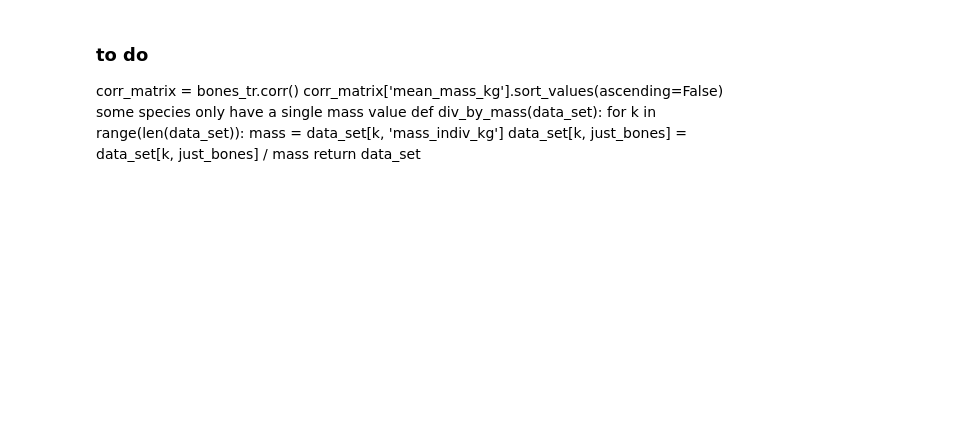
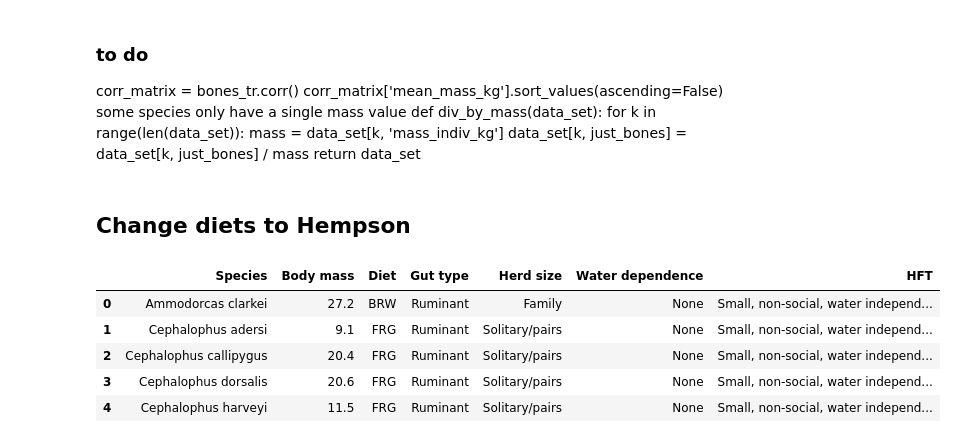
Before and after one commit to TaranRallings/bones_analysis, a Jupyter notebook: bones.ipynb, the cells around one changed output. Saved outputs shown, nothing was run; the diff lists cells and outputs as text; code cells hidden in the pictures; blank space fills up the shorter version.

```diff
--- a/bones.ipynb
+++ b/bones.ipynb
@@ -605,3 +605,5 @@ def div_by_mass(data_set):
         mass = data_set[k, 'mass_indiv_kg']
         data_set[k, just_bones] = data_set[k, just_bones] / mass
     return data_set
+# %% [markdown]
+## Change diets to Hempson
@@ -607,0 +634,11 @@ def div_by_mass(data_set):
+# %%
+hempson_diets = load_trait_data(BONES_PATH, "hempson_traits.csv")
+
+hempson_diets.head()
+# %% [output]
+|  | Species | Body mass | Diet | Gut type | Herd size | Water dependence | HFT |
+| 0 | Ammodorcas clarkei | 27.2 | BRW | Ruminant | Family | None | Small, non-social, water independ... |
+| 1 | Cephalophus adersi | 9.1 | FRG | Ruminant | Solitary/pairs | None | Small, non-social, water independ... |
+| 2 | Cephalophus callipygus | 20.4 | FRG | Ruminant | Solitary/pairs | None | Small, non-social, water independ... |
+| 3 | Cephalophus dorsalis | 20.6 | FRG | Ruminant | Solitary/pairs | None | Small, non-social, water independ... |
+| 4 | Cephalophus harveyi | 11.5 | FRG | Ruminant | Solitary/pairs | None | Small, non-social, water independ... |
```
Also changed, not shown: parts of 12 cells of this notebook.
